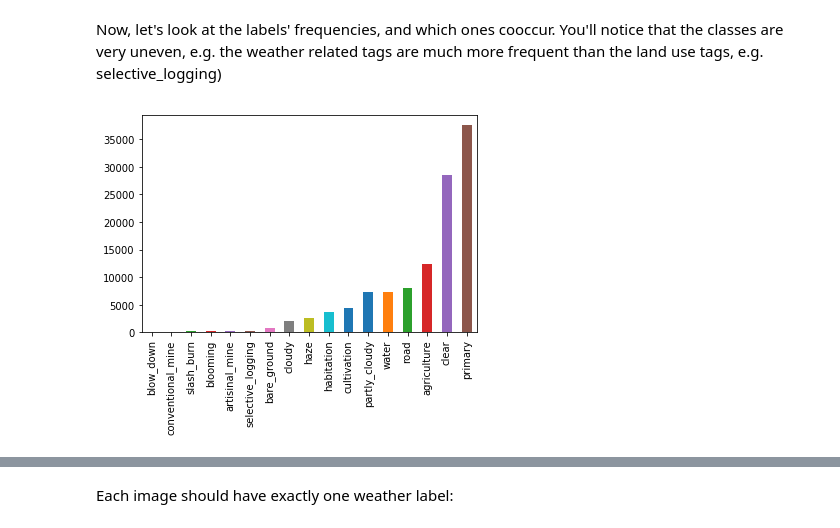
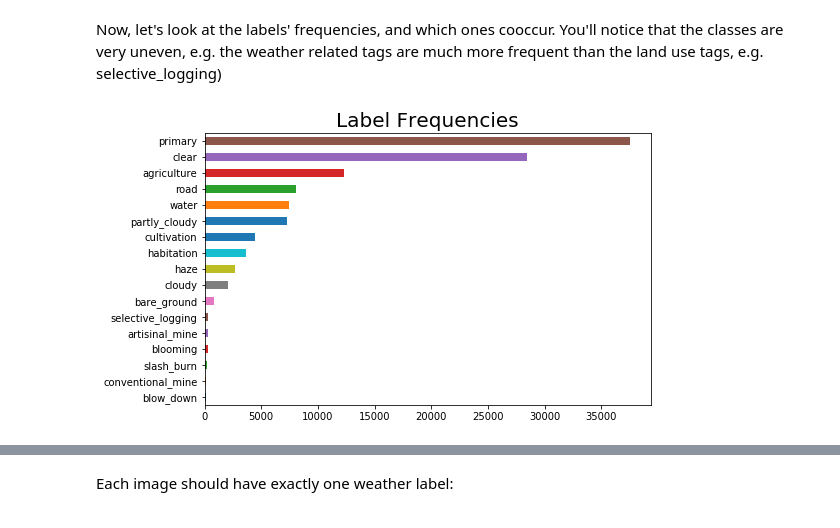
Before and after one commit to cameronbronstein/Planet-Amazon-Deep-Learning, a Jupyter notebook: 2 - Capstone - Data Inspection and Conversion.ipynb, the cells around one changed output, grey strips where cells are left out. Cells and saved outputs as stored; diff of their text form; code cells hidden in the pictures.

```diff
--- a/2 - Capstone - Data Inspection and Conversion.ipynb
+++ b/2 - Capstone - Data Inspection and Conversion.ipynb
@@ -104,9 +104,11 @@ dtype: int64
 Now, let's look at the labels' frequencies, and which ones cooccur. You'll notice that the classes are very uneven, e.g. the weather related tags are much more frequent than the land use tags, e.g. selective_logging)
 # %%
 # Histogram of label instances
-target[label_list].sum().sort_values().plot.bar();
+plt.figure(figsize = (8,5))
+plt.title("Label Frequencies", fontsize = 20)
+target[label_list].sum().sort_values().plot.barh();
 # %% [output]
-[figure, old version]
+[figure, new version]
 # %%
 def make_cooccurence_matrix(label_category):
     numeric_df = target[label_category];
```
Also changed, not shown: parts of 5 cells of this notebook, 26 other files.
